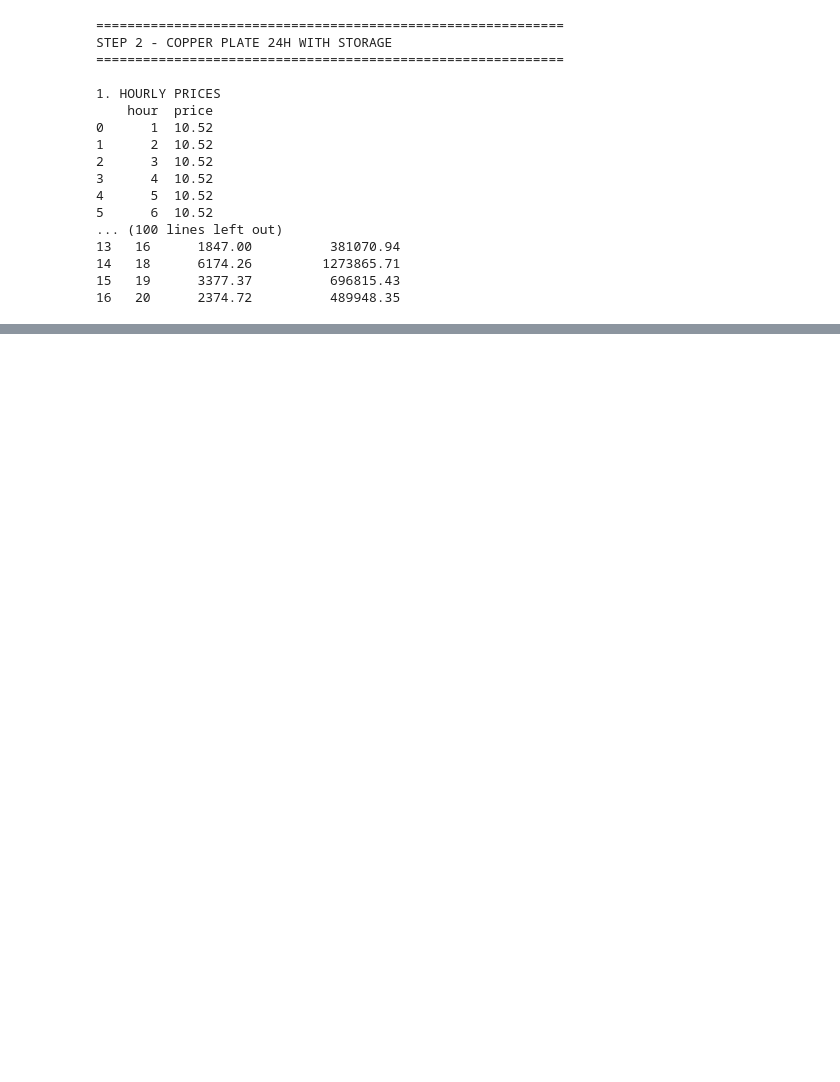
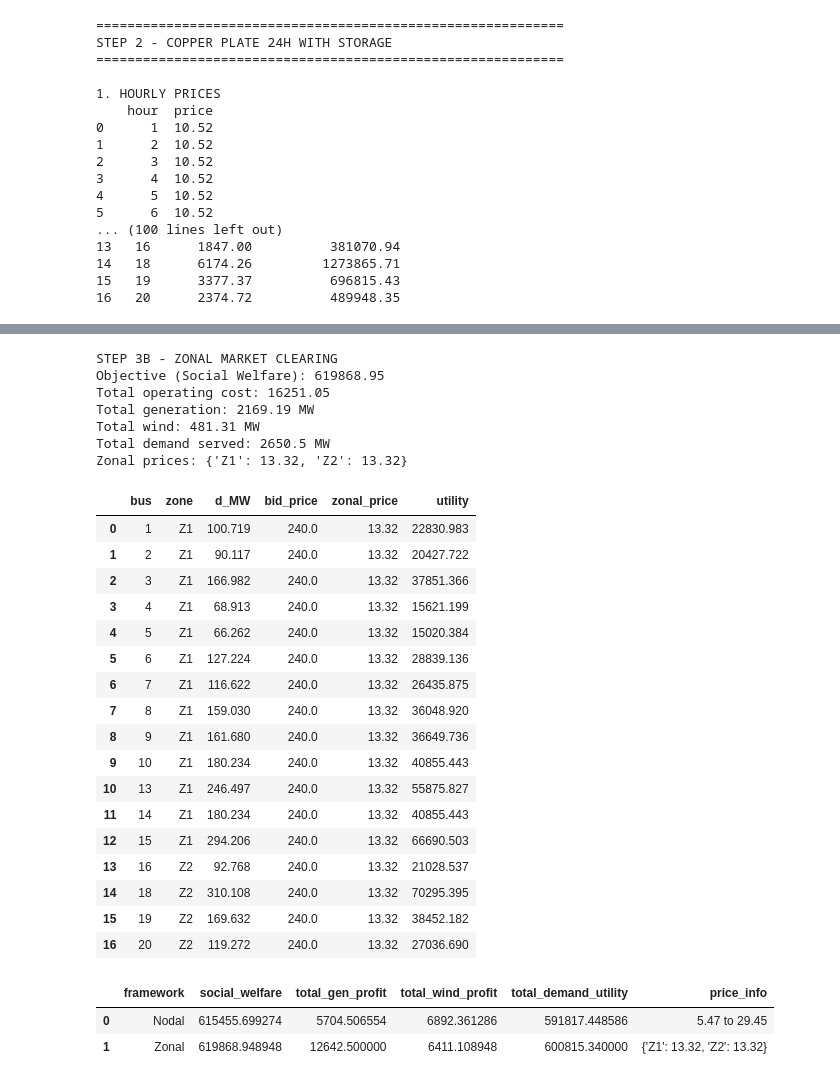
Before and after one commit to fraorma99/RES-Assignments, a Jupyter notebook: notebooks/main.ipynb, the cells around one changed output, grey strips where cells are left out. Saved outputs shown, nothing was run; the diff lists cells and outputs as text; code cells hidden in the pictures; blank space fills up the shorter version.

```diff
--- a/notebooks/main.ipynb
+++ b/notebooks/main.ipynb
@@ -282,0 +552,73 @@ STEP 2 - COPPER PLATE 24H WITH STORAGE
+# %%
+# STEP 3B - Solve zonal model
+
+
+model3z = Step3ZonalMarketClearing(inp3z, output_flag=0)
+model3z.run()
+
+df_gen3z, df_wind3z, df_dem3z, df_zone3z, df_transfer3z, totals3z = step3_zonal_build_summary_tables(model3z.results, inp3z)
+
+print("STEP 3B - ZONAL MARKET CLEARING")
+print("Objective (Social Welfare):", round(totals3z["objective_welfare"], 2))
+print("Total operating cost:", round(totals3z["total_operating_cost"], 2))
+print("Total generation:", round(totals3z["total_gen_MW"], 2), "MW")
+print("Total wind:", round(totals3z["total_wind_MW"], 2), "MW")
+print("Total demand served:", round(totals3z["total_demand_served_MW"], 2), "MW")
+print("Zonal prices:", {z: round(model3z.results.zonal_prices[z], 2) for z in ZONES})
+
+df_zone3z.round(3)
+df_transfer3z.round(3)
+df_gen3z.round(3)
+df_wind3z.round(3)
+df_dem3z.round(3)
+# %% [output]
+STEP 3B - ZONAL MARKET CLEARING
+Objective (Social Welfare): 619868.95
+Total operating cost: 16251.05
+Total generation: 2169.19 MW
+Total wind: 481.31 MW
+Total demand served: 2650.5 MW
+Zonal prices: {'Z1': 13.32, 'Z2': 13.32}
+|  | bus | zone | d_MW | bid_price | zonal_price | utility |
+| 0 | 1 | Z1 | 100.719 | 240.0 | 13.32 | 22830.983 |
+| 1 | 2 | Z1 | 90.117 | 240.0 | 13.32 | 20427.722 |
+| 2 | 3 | Z1 | 166.982 | 240.0 | 13.32 | 37851.366 |
+| 3 | 4 | Z1 | 68.913 | 240.0 | 13.32 | 15621.199 |
+| 4 | 5 | Z1 | 66.262 | 240.0 | 13.32 | 15020.384 |
+| 5 | 6 | Z1 | 127.224 | 240.0 | 13.32 | 28839.136 |
+| 6 | 7 | Z1 | 116.622 | 240.0 | 13.32 | 26435.875 |
+| 7 | 8 | Z1 | 159.030 | 240.0 | 13.32 | 36048.920 |
+| 8 | 9 | Z1 | 161.680 | 240.0 | 13.32 | 36649.736 |
+| 9 | 10 | Z1 | 180.234 | 240.0 | 13.32 | 40855.443 |
+| 10 | 13 | Z1 | 246.497 | 240.0 | 13.32 | 55875.827 |
+| 11 | 14 | Z1 | 180.234 | 240.0 | 13.32 | 40855.443 |
+| 12 | 15 | Z1 | 294.206 | 240.0 | 13.32 | 66690.503 |
+| 13 | 16 | Z2 | 92.768 | 240.0 | 13.32 | 21028.537 |
+| 14 | 18 | Z2 | 310.108 | 240.0 | 13.32 | 70295.395 |
+| 15 | 19 | Z2 | 169.632 | 240.0 | 13.32 | 38452.182 |
+| 16 | 20 | Z2 | 119.272 | 240.0 | 13.32 | 27036.690 |
+# %%
+compare_df = pd.DataFrame([
+    {
+        "framework": "Nodal",
+        "social_welfare": totals3["objective_welfare"],
+        "total_gen_profit": totals3["total_gen_profit"],
+        "total_wind_profit": totals3["total_wind_profit"],
+        "total_demand_utility": totals3["total_demand_utility"],
+        "price_info": f'{round(totals3["min_nodal_price"],2)} to {round(totals3["max_nodal_price"],2)}'
+    },
+    {
+        "framework": "Zonal",
+        "social_welfare": totals3z["objective_welfare"],
+        "total_gen_profit": totals3z["total_gen_profit"],
+        "total_wind_profit": totals3z["total_wind_profit"],
+        "total_demand_utility": totals3z["total_demand_utility"],
+        "price_info": str({z: round(model3z.results.zonal_prices[z], 2) for z in ZONES})
+    }
+])
+
+compare_df
+# %% [output]
+|  | framework | social_welfare | total_gen_profit | total_wind_profit | total_demand_utility | price_info |
+| 0 | Nodal | 615455.699274 | 5704.506554 | 6892.361286 | 591817.448586 | 5.47 to 29.45 |
+| 1 | Zonal | 619868.948948 | 12642.500000 | 6411.108948 | 600815.340000 | {'Z1': 13.32, 'Z2': 13.32} |
```
Also changed, not shown: parts of 15 cells of this notebook, 2 other files.
